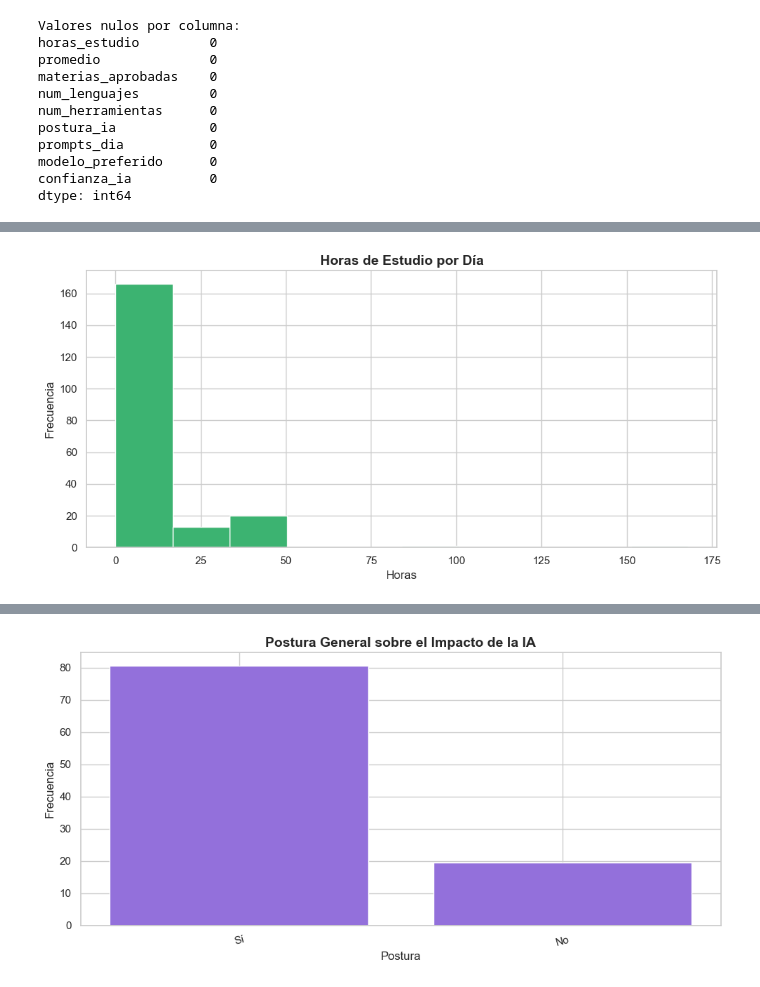
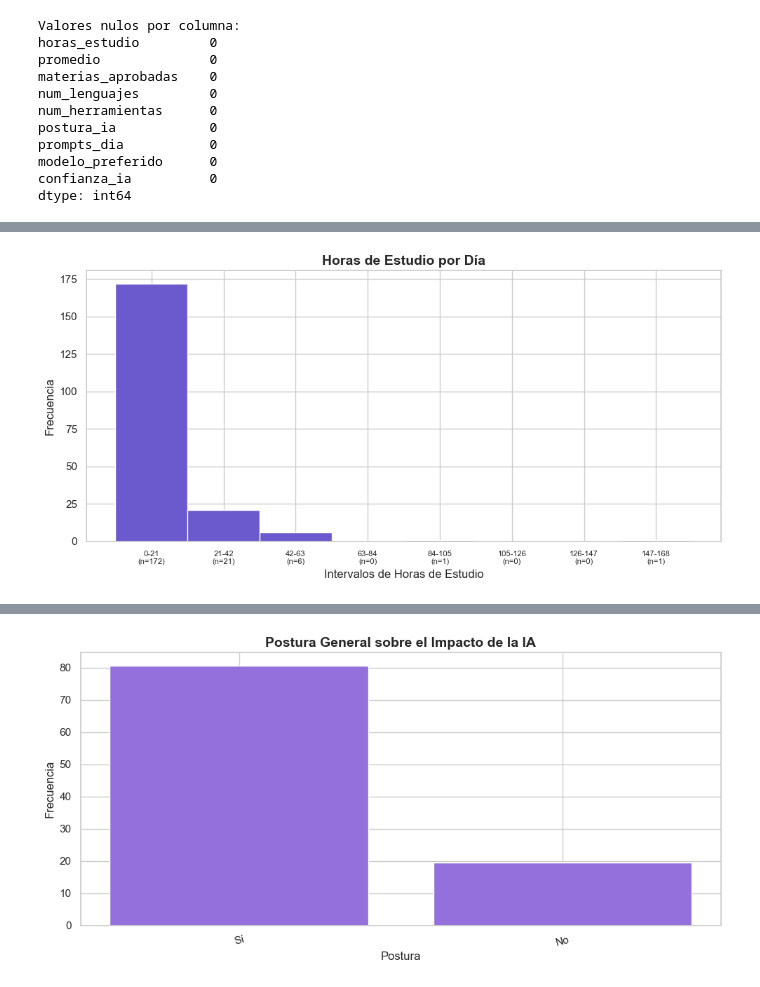
Before and after one commit to Itzel921/Reporte-del-impacto-IA-en-estudiantes-, a Jupyter notebook: logica/reporte.ipynb, the cells around one changed output, grey strips where cells are left out. Drawn from its saved outputs; the diff is of its cells as text; code cells hidden in the pictures.

```diff
--- a/logica/reporte.ipynb
+++ b/logica/reporte.ipynb
@@ -153,13 +204,31 @@ plt.show()
 # %%
 fig, ax = plt.subplots()
-ax.hist(df['horas_estudio'], bins=10, color='mediumseagreen', edgecolor='white')
+
+serie = pd.to_numeric(df['horas_estudio'], errors='coerce').dropna()
+n_bins = 8
+
+# Calcula conteos e intervalos
+conteos, bordes = np.histogram(serie, bins=n_bins)
+centros = (bordes[:-1] + bordes[1:]) / 2
+
+# Dibuja histograma
+ax.hist(serie, bins=bordes, color='slateblue', edgecolor='white')
+
+# Etiquetas del eje X: intervalo + total
+etiquetas_x = [
+    f"{bordes[i]:.0f}-{bordes[i+1]:.0f}\n(n={conteos[i]})"
+    for i in range(len(conteos))
+]
+ax.set_xticks(centros)
+ax.set_xticklabels(etiquetas_x, fontsize=8)
+
 ax.set_title('Horas de Estudio por Día', fontsize=14, fontweight='bold')
-ax.set_xlabel('Horas')
+ax.set_xlabel('Intervalos de Horas de Estudio')
 ax.set_ylabel('Frecuencia')
 plt.tight_layout()
 plt.savefig('horas_estudio.png', dpi=150)
 plt.show()
 # %% [output]
-[figure, old version]
+[figure, new version]
 # %%
 fig, ax = plt.subplots()
```
Also changed, not shown: parts of 7 cells of this notebook, 8 other files.
